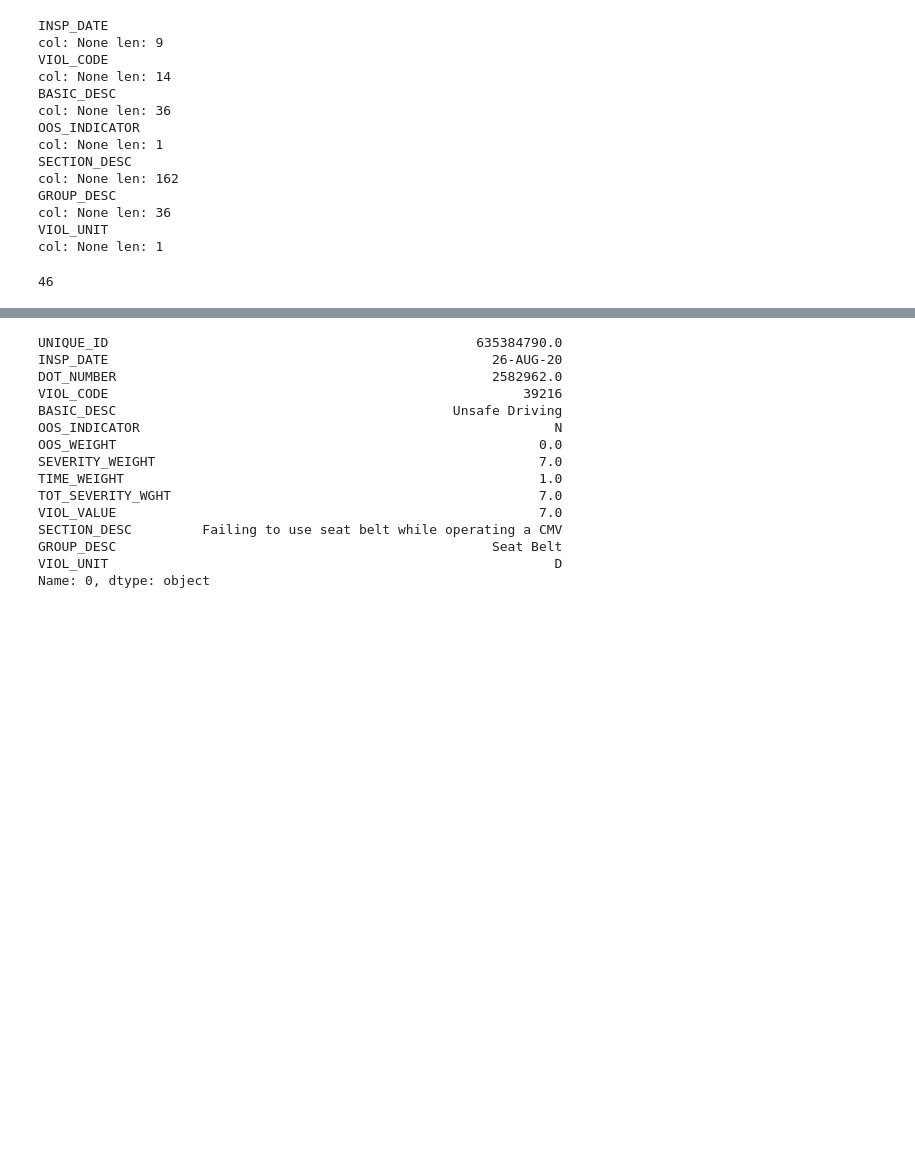
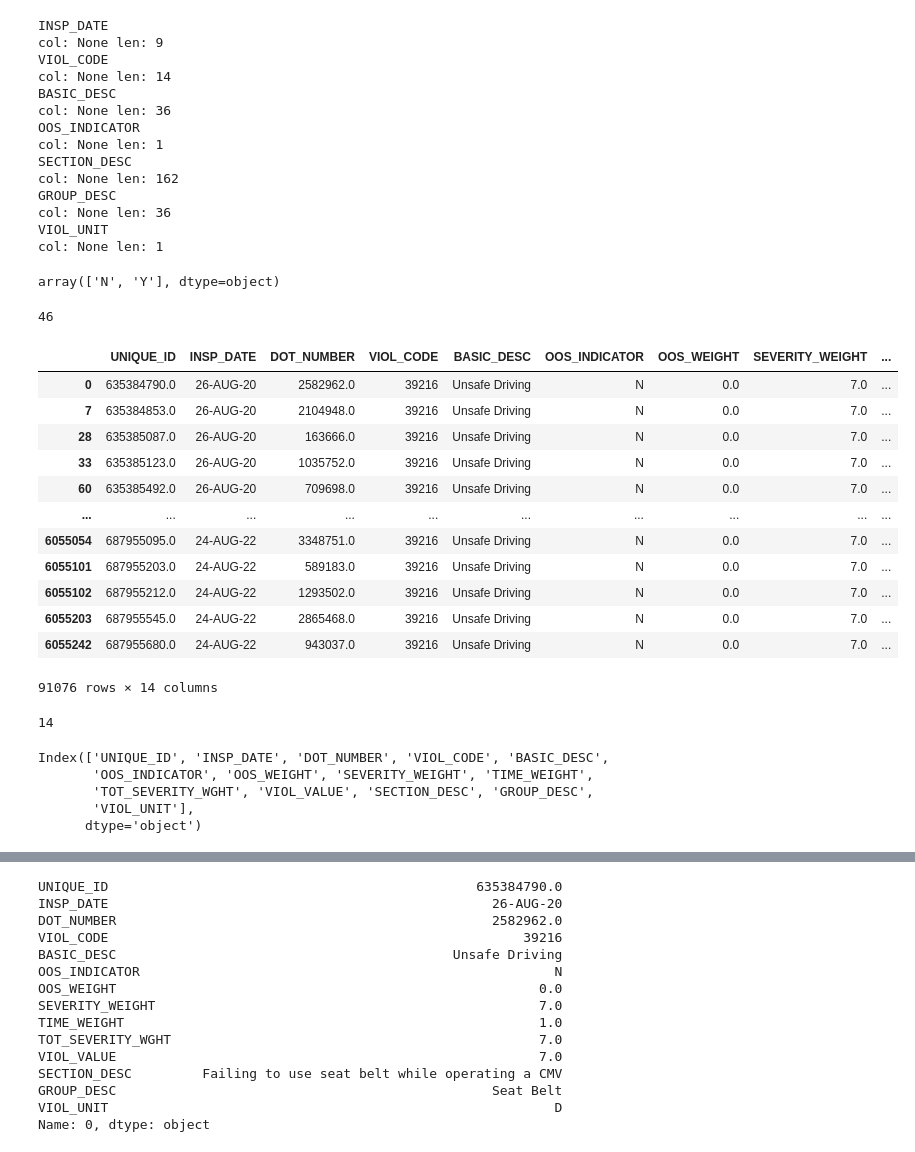
Before and after one commit to munira-jo/data-pipeline-demo, a Jupyter notebook: Reading in zip files.ipynb, the cells around one changed output, grey strips where cells are left out. Drawn from its saved outputs; the diff is of its cells as text; code cells hidden in the pictures; blank space fills up the shorter version.

```diff
--- a/Reading in zip files.ipynb
+++ b/Reading in zip files.ipynb
@@ -136,6 +130,10 @@ GROUP_DESC
 col: None len: 36
 VIOL_UNIT
 col: None len: 1
+# %%
+df['OOS_INDICATOR'].unique()
+# %% [output]
+array(['N', 'Y'], dtype=object)
 # %%
 len('Failing to use seat belt while operating a CMV')
 # %% [output]
@@ -142,0 +143,28 @@ len('Failing to use seat belt while operating a CMV')
+# %%
+df[df['SECTION_DESC'].str.contains('ailing to use seat')]
+# %% [output]
+|  | UNIQUE_ID | INSP_DATE | DOT_NUMBER | VIOL_CODE | BASIC_DESC | OOS_INDICATOR | OOS_WEIGHT | SEVERITY_WEIGHT | ... |
+| 0 | 635384790.0 | 26-AUG-20 | 2582962.0 | 39216 | Unsafe Driving | N | 0.0 | 7.0 | ... |
+| 7 | 635384853.0 | 26-AUG-20 | 2104948.0 | 39216 | Unsafe Driving | N | 0.0 | 7.0 | ... |
+| 28 | 635385087.0 | 26-AUG-20 | 163666.0 | 39216 | Unsafe Driving | N | 0.0 | 7.0 | ... |
+| 33 | 635385123.0 | 26-AUG-20 | 1035752.0 | 39216 | Unsafe Driving | N | 0.0 | 7.0 | ... |
+| 60 | 635385492.0 | 26-AUG-20 | 709698.0 | 39216 | Unsafe Driving | N | 0.0 | 7.0 | ... |
+| ... | ... | ... | ... | ... | ... | ... | ... | ... | ... |
+| 6055054 | 687955095.0 | 24-AUG-22 | 3348751.0 | 39216 | Unsafe Driving | N | 0.0 | 7.0 | ... |
+| 6055101 | 687955203.0 | 24-AUG-22 | 589183.0 | 39216 | Unsafe Driving | N | 0.0 | 7.0 | ... |
+| 6055102 | 687955212.0 | 24-AUG-22 | 1293502.0 | 39216 | Unsafe Driving | N | 0.0 | 7.0 | ... |
+| 6055203 | 687955545.0 | 24-AUG-22 | 2865468.0 | 39216 | Unsafe Driving | N | 0.0 | 7.0 | ... |
+| 6055242 | 687955680.0 | 24-AUG-22 | 943037.0 | 39216 | Unsafe Driving | N | 0.0 | 7.0 | ... |
+91076 rows × 14 columns
+# %%
+df.shape[1]
+# %% [output]
+14
+# %%
+df.columns
+# %% [output]
+Index(['UNIQUE_ID', 'INSP_DATE', 'DOT_NUMBER', 'VIOL_CODE', 'BASIC_DESC',
+       'OOS_INDICATOR', 'OOS_WEIGHT', 'SEVERITY_WEIGHT', 'TIME_WEIGHT',
+       'TOT_SEVERITY_WGHT', 'VIOL_VALUE', 'SECTION_DESC', 'GROUP_DESC',
+       'VIOL_UNIT'],
+      dtype='object')
```
Also changed, not shown: parts of 31 cells of this notebook, 1 other file.
